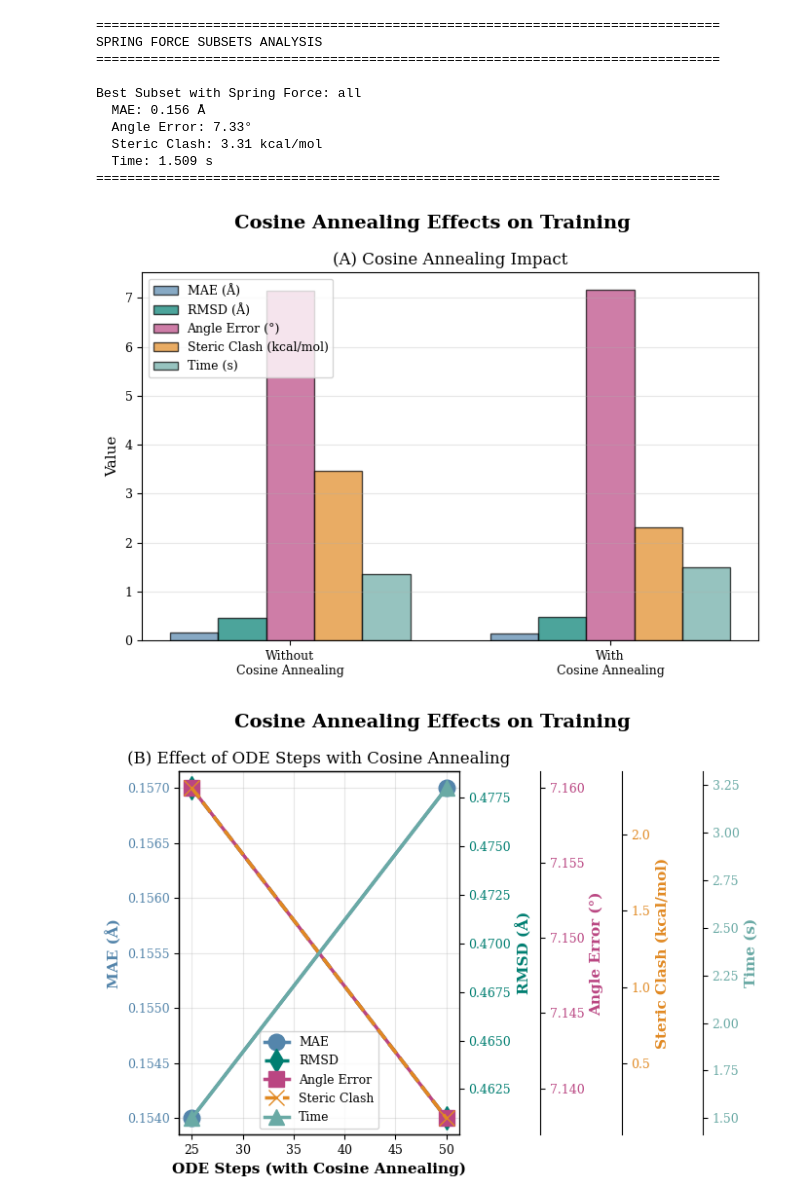
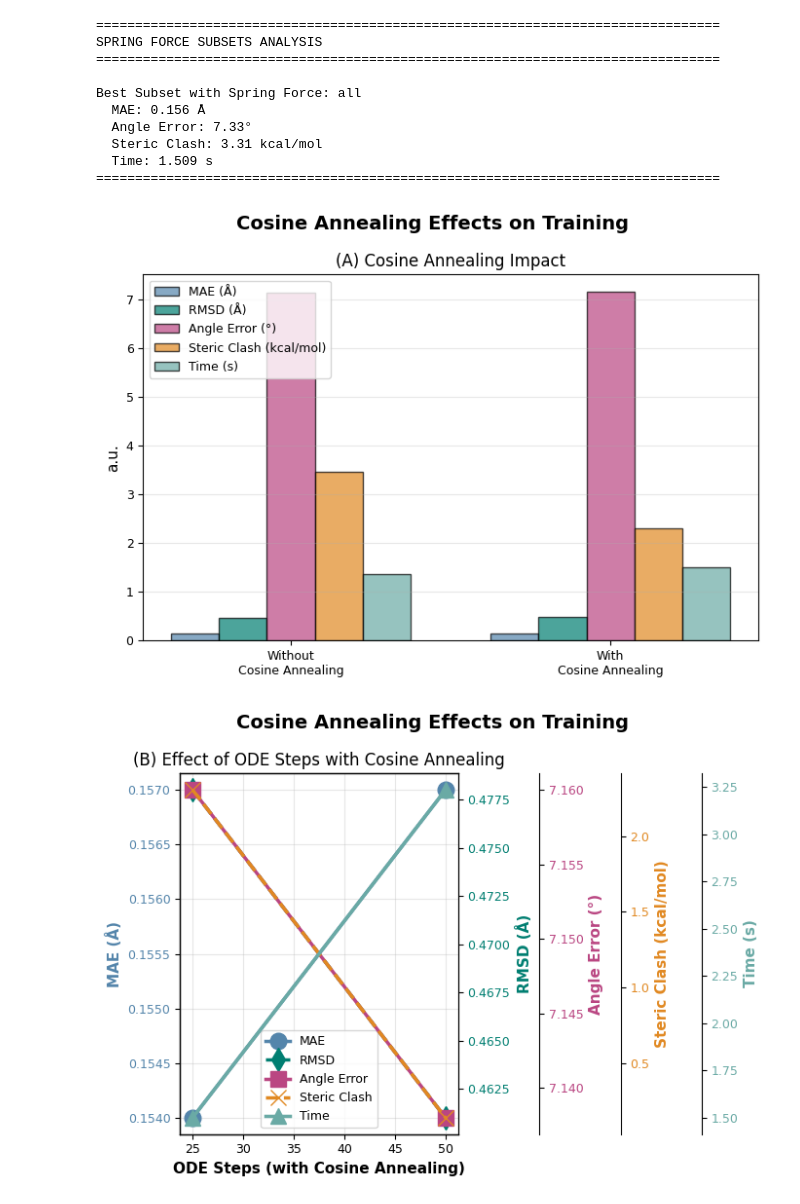
Before and after one commit to astro-stevie/goflow-mt, a Jupyter notebook: sync-logs/visualize_experiments.ipynb, the cells around one changed output. Cells and saved outputs as stored; diff of their text form; code cells hidden in the pictures.

```diff
--- a/sync-logs/visualize_experiments.ipynb
+++ b/sync-logs/visualize_experiments.ipynb
@@ -10,7 +10,8 @@ import warnings
 warnings.filterwarnings('ignore')
 import io
 # %%
-plt.rcParams['font.family'] = 'serif'
+plt.rcParams['font.family'] = 'sans-serif'
+plt.rcParams['font.sans-serif'] = ['DejaVu Sans', 'Arial', 'Helvetica', 'sans-serif']
 plt.rcParams['font.size'] = 10
 plt.rcParams['axes.labelsize'] = 11
 plt.rcParams['axes.titlesize'] = 12
@@ -694,11 +922,11 @@ fig_a, ax_a = plt.subplots(1, 1, figsize=(7, 5))
 fig_a.suptitle('Cosine Annealing Effects on Training', fontweight='bold')
 
 cosine_labels = ['Without\nCosine Annealing', 'With\nCosine Annealing']
-cosine_mae = df_cosine['mae'].tolist()
-cosine_rmse = df_cosine['rmse'].tolist()
-cosine_angle = df_cosine['angle_error'].tolist()
-cosine_steric = df_cosine['steric_clash'].tolist()
-cosine_time = df_cosine['time'].tolist()
+cosine_mae = df_cosine_annealing['mae'].tolist()
+cosine_rmse = df_cosine_annealing['rmse'].tolist()
+cosine_angle = df_cosine_annealing['angle_error'].tolist()
+cosine_steric = df_cosine_annealing['steric_clash'].tolist()
+cosine_time = df_cosine_annealing['time'].tolist()
 
 x_pos = np.arange(len(cosine_labels))
 width = 0.15
@@ -714,7 +942,7 @@ ax_a.bar(x_pos + width, cosine_steric, width, label='Steric Clash (kcal/mol)',
 ax_a.bar(x_pos + 2 * width, cosine_time, width, label='Time (s)',
          color=COLORS['time'], alpha=0.7, edgecolor='black')
 
-ax_a.set_ylabel('Value')
+ax_a.set_ylabel('a.u.')
 ax_a.set_title('(A) Cosine Annealing Impact')
 ax_a.set_xticks(x_pos)
 ax_a.set_xticklabels(cosine_labels)
@@ -722,18 +950,19 @@ ax_a.legend(loc='upper left', fontsize=9)
 ax_a.grid(True, alpha=0.3, axis='y')
 
 plt.tight_layout()
+plt.savefig(f'{output_dir}/fig8a_cosine_annealing.pdf', bbox_inches='tight', format='pdf')
 plt.show()
 
 # --- Panel B: Different ODE Steps with Cosine Annealing ---
 fig_b, ax_b = plt.subplots(1, 1, figsize=(7, 5))
 fig_b.suptitle('Cosine Annealing Effects on Training', fontweight='bold')
 
-steps = df_cos_steps['ode_steps'].tolist()
-steps_mae = df_cos_steps['mae'].tolist()
-steps_rmse = df_cos_steps['rmse'].tolist()
-steps_angle = df_cos_steps['angle_error'].tolist()
-steps_steric = df_cos_steps['steric_clash'].tolist()
-steps_time = df_cos_steps['time'].tolist()
+steps = df_cos_difsteps['ode_steps'].tolist()
+steps_mae = df_cos_difsteps['mae'].tolist()
+steps_rmse = df_cos_difsteps['rmse'].tolist()
+steps_angle = df_cos_difsteps['angle_error'].tolist()
+steps_steric = df_cos_difsteps['steric_clash'].tolist()
+steps_time = df_cos_difsteps['time'].tolist()
 
 ax_rmse = ax_b.twinx()
 ax_angle = ax_b.twinx()
@@ -764,40 +993,41 @@ ax_b.set_title('(B) Effect of ODE Steps with Cosine Annealing')
 ax_b.grid(True, alpha=0.3)
 ax_b.tick_params(axis='y', labelcolor=COLORS['mae'])
 ax_rmse.tick_params(axis='y', labelcolor=COLORS['rmse'])
 ax_angle.tick_params(axis='y', labelcolor=COLORS['angle'])
 ax_steric.tick_params(axis='y', labelcolor=COLORS['clash'])
 ax_time.tick_params(axis='y', labelcolor=COLORS['time'])
 
 lines = line1 + line2 + line3 + line4 + line5
 labels = [l.get_label() for l in lines]
 ax_b.legend(lines, labels, loc='lower center', fontsize=9)
 
 plt.tight_layout()
+plt.savefig(f'{output_dir}/fig8b_cosine_annealing_steps.pdf', bbox_inches='tight', format='pdf')
 plt.show()
 
 print("\n" + "=" * 80)
 print("COSINE ANNEALING ANALYSIS")
 print("=" * 80)
-mae_improvement_ca = (df_cosine.iloc[0]['mae'] - df_cosine.iloc[1]['mae']) / df_cosine.iloc[0]['mae'] * 100
-angle_improvement_ca = (df_cosine.iloc[0]['angle_error'] - df_cosine.iloc[1]['angle_error']) / df_cosine.iloc[0]['angle_error'] * 100
-time_change_ca = (df_cosine.iloc[1]['time'] - df_cosine.iloc[0]['time']) / df_cosine.iloc[0]['time'] * 100
+mae_improvement_ca = (df_cosine_annealing.iloc[0]['mae'] - df_cosine_annealing.iloc[1]['mae']) / df_cosine_annealing.iloc[0]['mae'] * 100
+angle_improvement_ca = (df_cosine_annealing.iloc[0]['angle_error'] - df_cosine_annealing.iloc[1]['angle_error']) / df_cosine_annealing.iloc[0]['angle_error'] * 100
+time_change_ca = (df_cosine_annealing.iloc[1]['time'] - df_cosine_annealing.iloc[0]['time']) / df_cosine_annealing.iloc[0]['time'] * 100
 
 print(f"\nImpact of Cosine Annealing:")
 print(f"  MAE: {mae_improvement_ca:.1f}% {'improvement' if mae_improvement_ca > 0 else 'degradation'}")
 print(f"  Angle Error: {angle_improvement_ca:.1f}% {'improvement' if angle_improvement_ca > 0 else 'degradation'}")
 print(f"  Time: {time_change_ca:.1f}% {'increase' if time_change_ca > 0 else 'decrease'}")
 
-best_steps_idx = df_cos_steps['mae'].idxmin()
-best_steps = df_cos_steps.loc[best_steps_idx]
+best_steps_idx = df_cos_difsteps['mae'].idxmin()
+best_steps = df_cos_difsteps.loc[best_steps_idx]
 print(f"\nBest Configuration with Cosine Annealing:")
 print(f"  ODE Steps: {int(best_steps['ode_steps'])}")
 print(f"  MAE: {best_steps['mae']:.3f} Å")
 print(f"  Angle Error: {best_steps['angle_error']:.2f}°")
 print(f"  Time: {best_steps['time']:.3f} s")
 print("=" * 80)
 # %% [output]
-[figure, old version]
+[figure, new version]
-[figure, old version]
+[figure, new version]
 ================================================================================
 COSINE ANNEALING ANALYSIS
 ================================================================================
```
Also changed, not shown: parts of 15 cells of this notebook, 26 other files.
